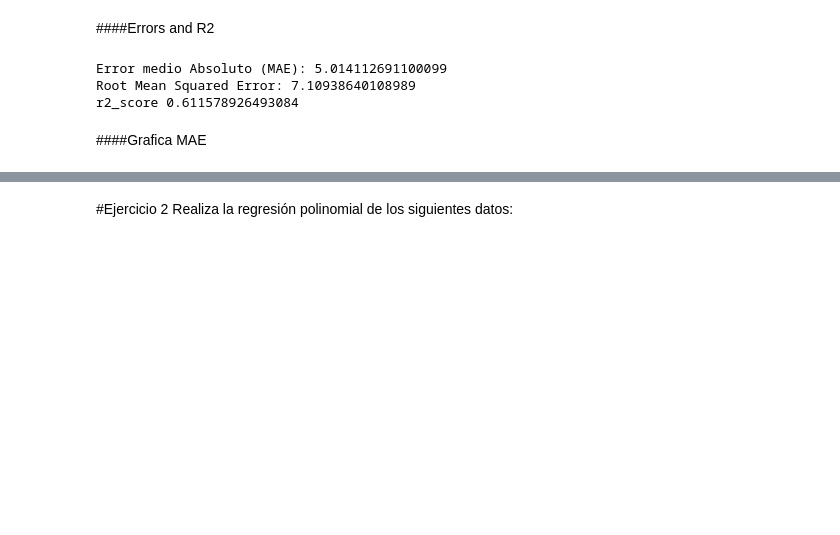
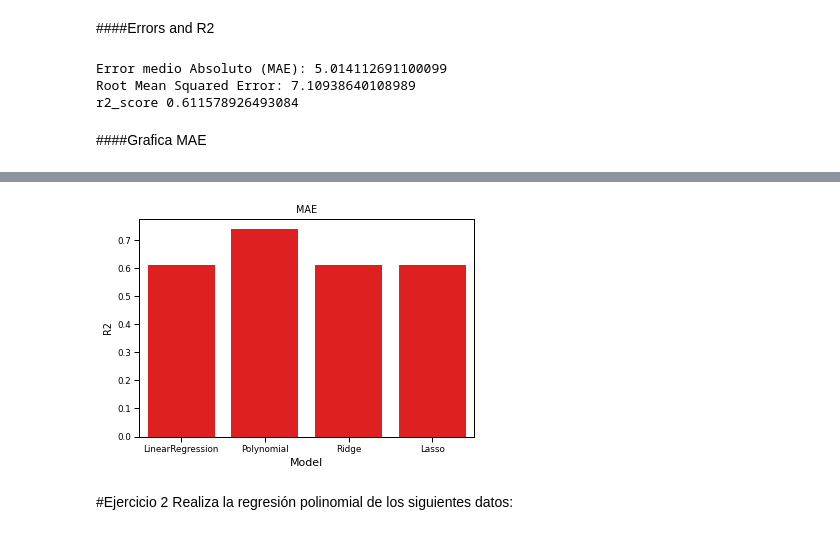
Before and after one commit to PosgradoMNA/actividades-de-aprendizaje-rafaelsangarcia, a Jupyter notebook: Semana9/Actividad/Regresion_lineal_polinomial_A01182780.ipynb, the cells around one changed output, grey strips where cells are left out. Drawn from its saved outputs; the diff is of its cells as text; code cells hidden in the pictures; blank space fills up the shorter version.

```diff
--- a/Semana9/Actividad/Regresion_lineal_polinomial_A01182780.ipynb
+++ b/Semana9/Actividad/Regresion_lineal_polinomial_A01182780.ipynb
@@ -619,3 +649,10 @@ r2_score 0.611578926493084
+# %%
+df_listErrors = pd.DataFrame(listErrors)
+sns.barplot(data=df_listErrors, x='Model', y='R2',  color = 'Red').set(title="MAE")
+plt.xlabel('Model', fontsize=11)
+plt.show()
+# %% [output]
+[figure, added]
 # %% [markdown]
 #Ejercicio 2
 Realiza la regresión polinomial de los siguientes datos:
```
Also changed, not shown: parts of 19 cells of this notebook.
